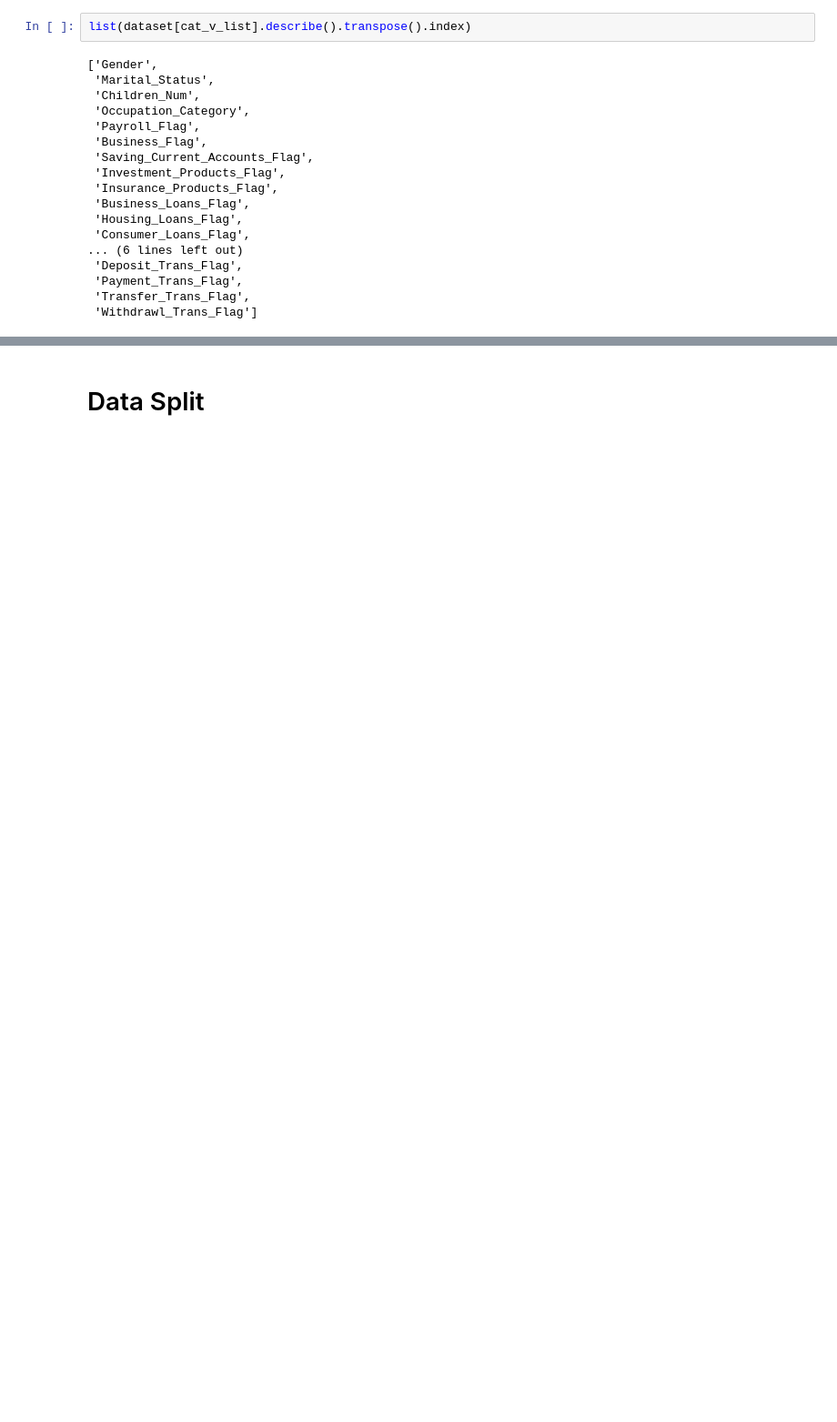
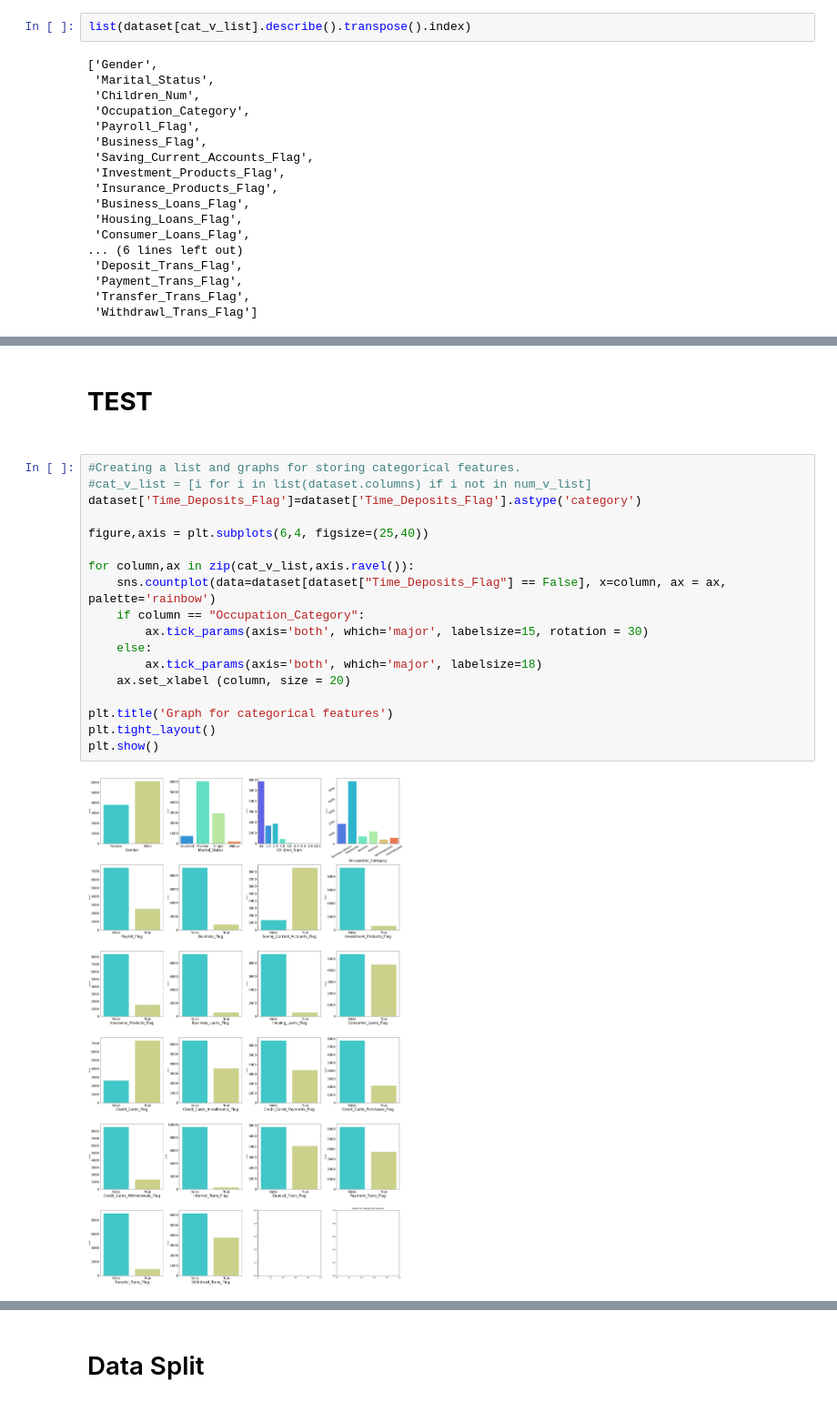
Before and after one commit to Doll03/4IZ480, a Jupyter notebook: Code/notebook.ipynb, the cells around one changed output, grey strips where cells are left out. Shown at 91% size. Cells and saved outputs as stored; diff of their text form; blank space fills up the shorter version.

```diff
--- a/Code/notebook.ipynb
+++ b/Code/notebook.ipynb
@@ -226 +255,23 @@ Result: We fail to reject the null hypothesis: There is no relationship between
 | All | 9897 | 103 | 10000 |
+# %% [markdown]
+<h1><b>TEST<b><h1>
+# %%
+#Creating a list and graphs for storing categorical features.
+#cat_v_list = [i for i in list(dataset.columns) if i not in num_v_list]
+dataset['Time_Deposits_Flag']=dataset['Time_Deposits_Flag'].astype('category')
+
+figure,axis = plt.subplots(6,4, figsize=(25,40))
+
+for column,ax in zip(cat_v_list,axis.ravel()):
+    sns.countplot(data=dataset[dataset["Time_Deposits_Flag"] == False], x=column, ax = ax, palette='rainbow')
+    if column == "Occupation_Category":
+        ax.tick_params(axis='both', which='major', labelsize=15, rotation = 30)
+    else:
+        ax.tick_params(axis='both', which='major', labelsize=18)
+    ax.set_xlabel (column, size = 20)
+
+plt.title('Graph for categorical features')
+plt.tight_layout()
+plt.show()
+# %% [output]
+[figure, added]
```
Also changed, not shown: parts of 37 cells of this notebook.
